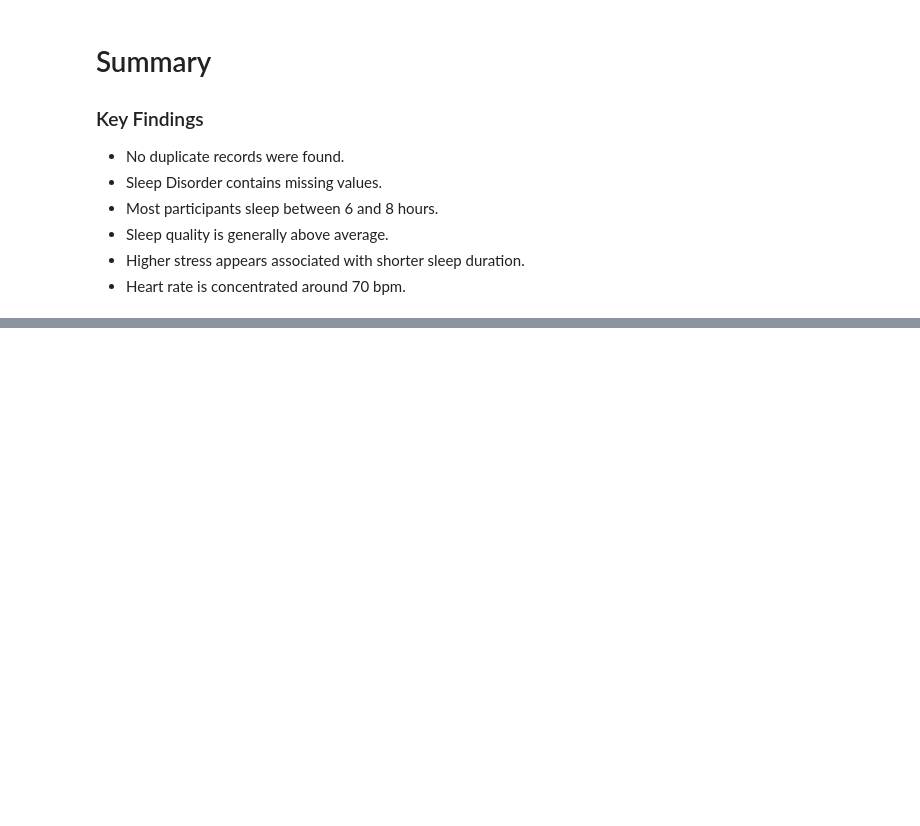
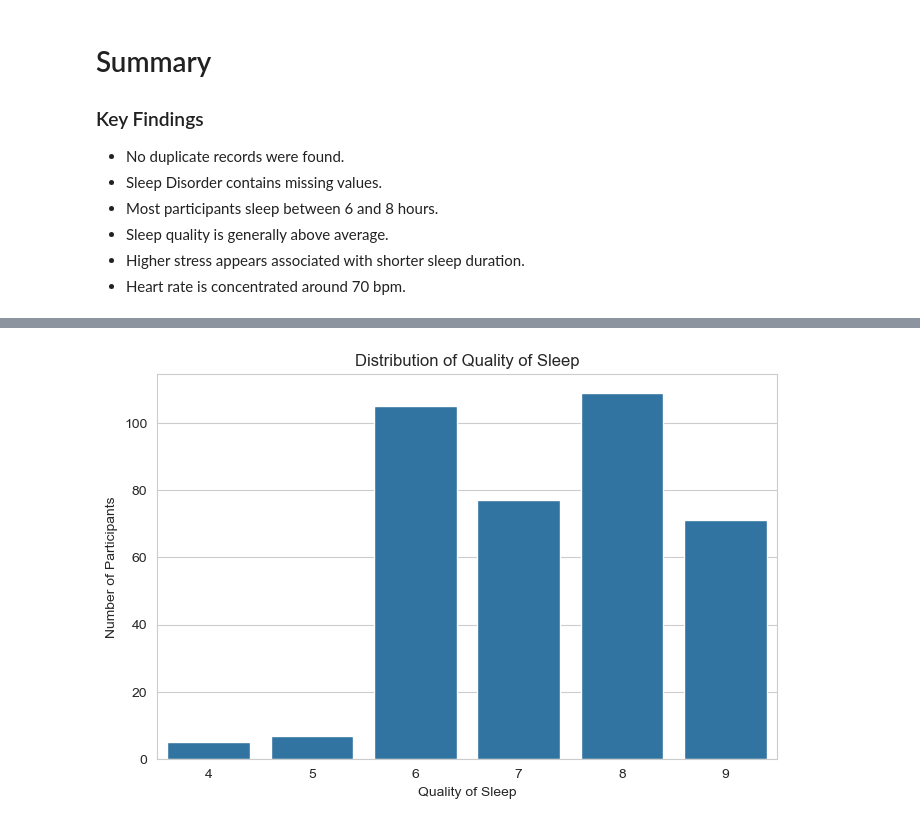
Before and after one commit to tahsin1017/athleteiq-performance-prediction, a Jupyter notebook: notebooks/01_data_exploration.ipynb, the cells around one changed output, grey strips where cells are left out. Saved outputs shown, nothing was run; the diff lists cells and outputs as text; code cells hidden in the pictures; blank space fills up the shorter version.

Commit message:
Complete Day 4 exploratory data analysis

```diff
--- a/notebooks/01_data_exploration.ipynb
+++ b/notebooks/01_data_exploration.ipynb
@@ -309,0 +388,21 @@ plt.show()
+# %%
+plt.figure(figsize=(8, 5))
+
+sns.countplot(
+    data=df,
+    x="Quality of Sleep"
+)
+
+plt.title("Distribution of Quality of Sleep")
+plt.xlabel("Quality of Sleep")
+plt.ylabel("Number of Participants")
+
+plt.savefig(
+    "../figures/quality_of_sleep_distribution.png",
+    dpi=300,
+    bbox_inches="tight"
+)
+
+plt.show()
+# %% [output]
+[figure, added]
```
Also changed, not shown: parts of 25 cells of this notebook, 2 other files.
